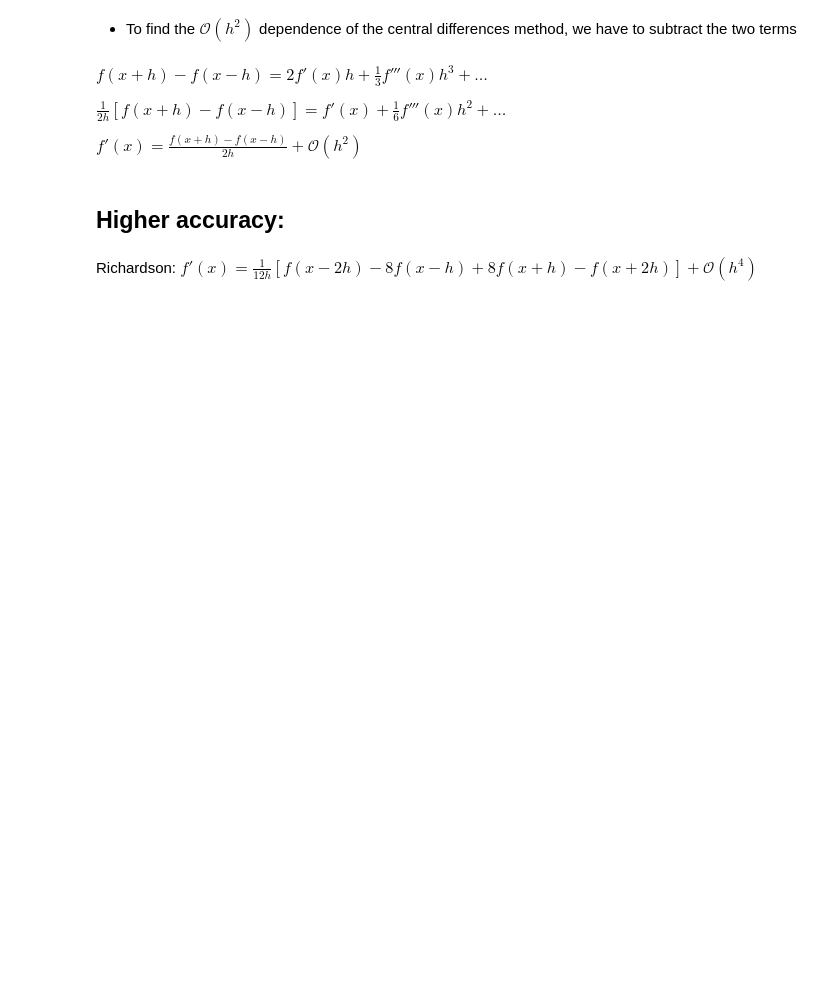
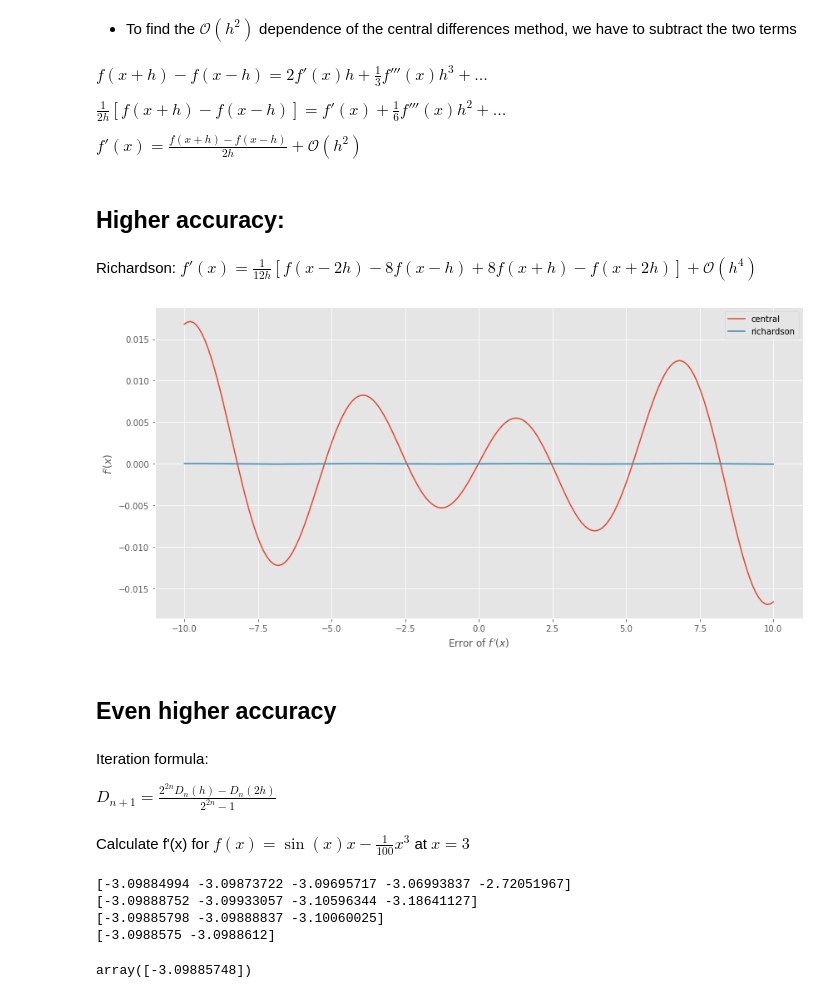
Before and after one commit to sandyherho/physComp, a Jupyter notebook: 03_derivatives/01.ipynb, the cells around one changed output. Drawn from its saved outputs; the diff is of its cells as text; code cells hidden in the pictures; blank space fills up the shorter version.

```diff
--- a/03_derivatives/01.ipynb
+++ b/03_derivatives/01.ipynb
@@ -135,15 +135,27 @@ def D1Richardson(f, x, h):
     h: stepsize
     """
     return 1/(12*h) * (f(x-2*h) - 8*f(x-h) + 8*f(x+h) - f(x+2*h))
+# %%
+richardson_d_list = D1Richardson(f, x_list, h)
 # %%
 plt.figure(figsize=(12,6));
 
-plt.plot(x_list, analytical_d_list - forward_d_list, label='forward');
-plt.plot(x_list, analytical_d_list - backward_d_list, label='backward');
+#plt.plot(x_list, analytical_d_list - forward_d_list, label='forward');
+#plt.plot(x_list, analytical_d_list - backward_d_list, label='backward');
 plt.plot(x_list, analytical_d_list - central_d_list, label='central');
+plt.plot(x_list, analytical_d_list - richardson_d_list, label='richardson');
+
 
 
 plt.xlabel("Error of $f'(x)$");
 plt.ylabel("$f'(x)$");
 plt.legend();
 plt.tight_layout();
+# %% [output]
+[figure, added]
+# %% [markdown]
+## Even higher accuracy
+# %% [markdown]
+Iteration formula:
+
+\\(D_{n+1}=\frac{2^{2n}D_n(h)-D_n(2h)}{2^{2n}-1}\\)
@@ -149,0 +177,10 @@ plt.tight_layout();
+# %% [markdown]
+Calculate f'(x) for \\( f(x)=\sin(x)x-\frac{1}{100}x^3 \\) at \\(x = 3\\)
+# %%
+D1nRichardson(5, f, 3, h)
+# %% [output]
+[-3.09884994 -3.09873722 -3.09695717 -3.06993837 -2.72051967]
+[-3.09888752 -3.09933057 -3.10596344 -3.18641127]
+[-3.09885798 -3.09888837 -3.10060025]
+[-3.0988575 -3.0988612]
+array([-3.09885748])
```
Also changed, not shown: parts of 1 cell of this notebook.
